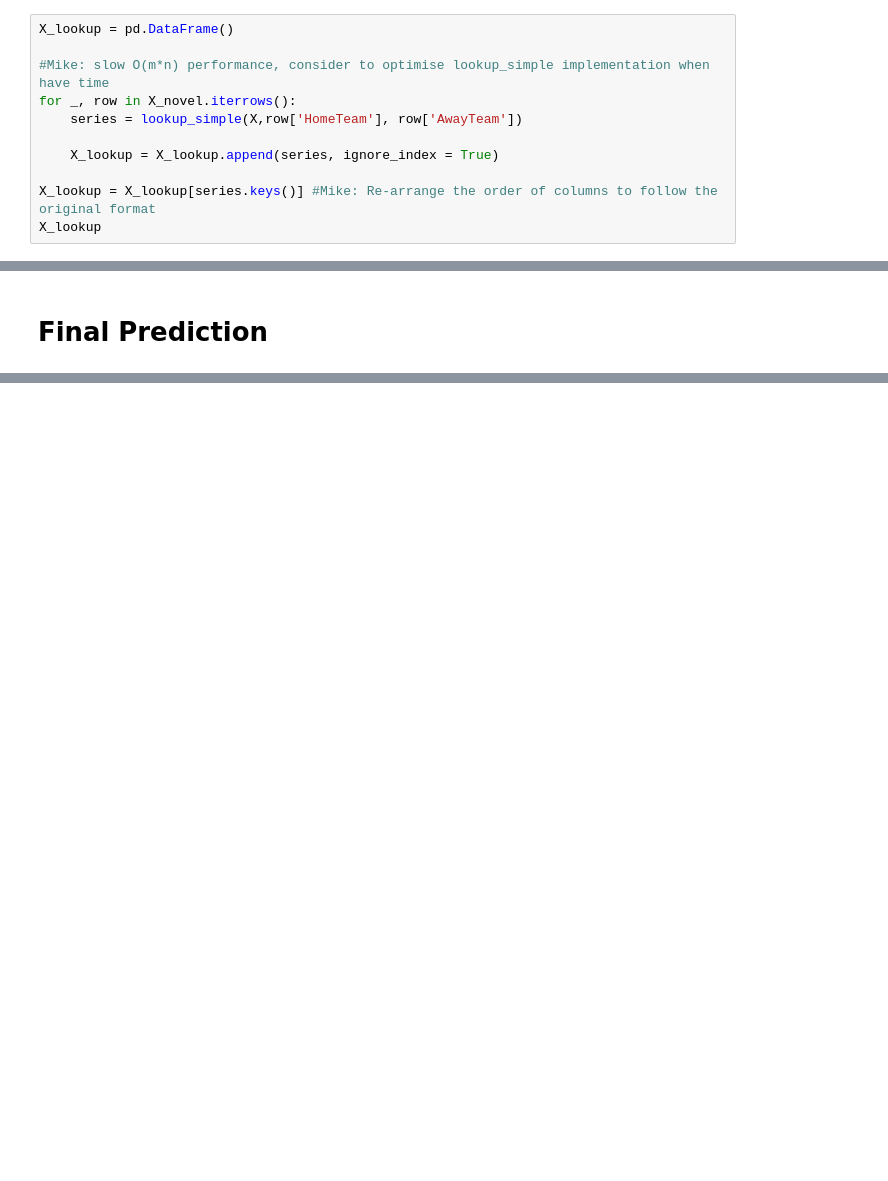
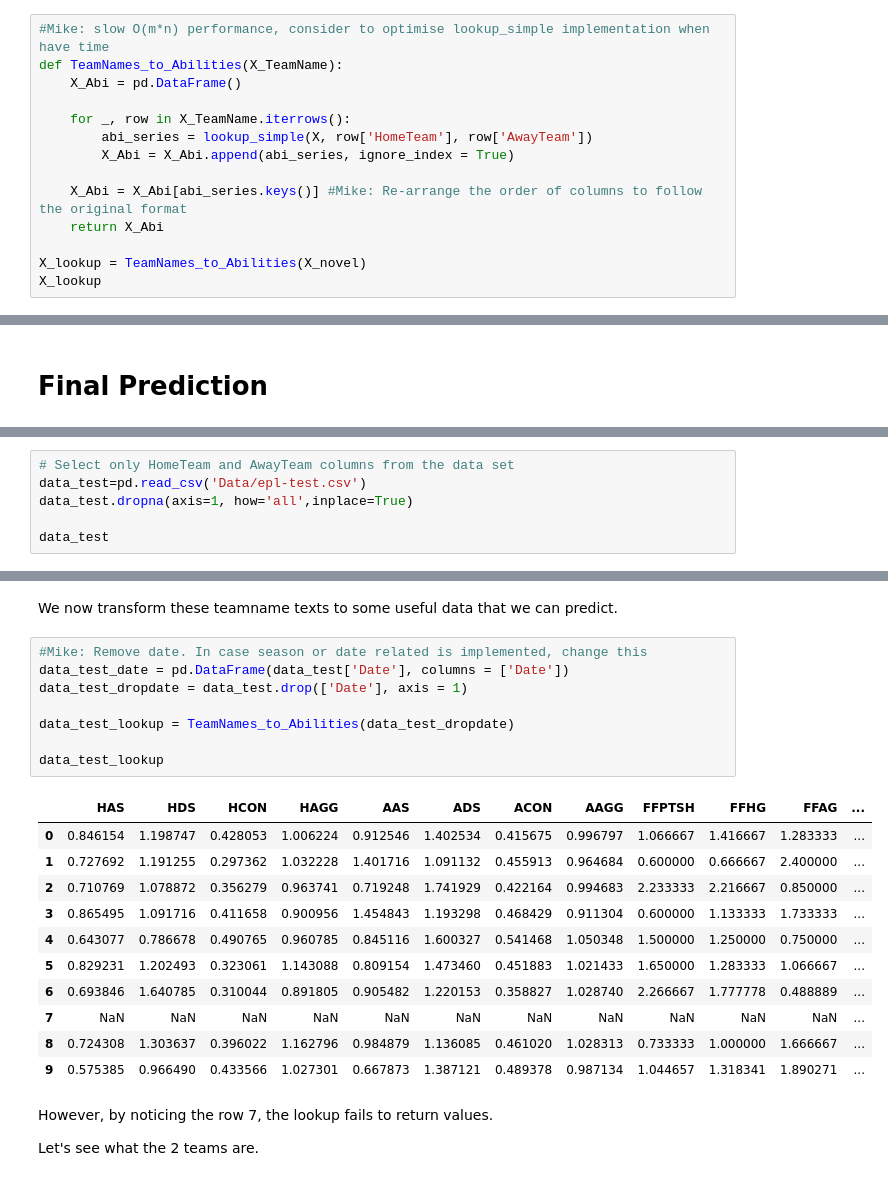
Before and after one commit to arundathi-shanthini/Beat-the-Bookie, a Jupyter notebook: Code/Beat The Bookie.ipynb, the cells around one changed output, grey strips where cells are left out. Saved outputs shown, nothing was run; the diff lists cells and outputs as text; blank space fills up the shorter version.

```diff
--- a/Code/Beat The Bookie.ipynb
+++ b/Code/Beat The Bookie.ipynb
@@ -1167,15 +1179,18 @@ pd.DataFrame(lookup_simple(X, 'Arsenal', 'West Brom')).transpose()
 # %% [markdown]
 Let's use the newly acquired function to lookup fo the emulated novel inputs.
 # %%
-X_lookup = pd.DataFrame()
+#Mike: slow O(m*n) performance, consider to optimise lookup_simple implementation when have time
+def TeamNames_to_Abilities(X_TeamName):
+    X_Abi = pd.DataFrame()
 
-#Mike: slow O(m*n) performance, consider to optimise lookup_simple implementation when have time
-for _, row in X_novel.iterrows():
-    series = lookup_simple(X,row['HomeTeam'], row['AwayTeam'])
+    for _, row in X_TeamName.iterrows():
+        abi_series = lookup_simple(X, row['HomeTeam'], row['AwayTeam'])
+        X_Abi = X_Abi.append(abi_series, ignore_index = True)
 
-    X_lookup = X_lookup.append(series, ignore_index = True)
+    X_Abi = X_Abi[abi_series.keys()] #Mike: Re-arrange the order of columns to follow the original format
+    return X_Abi
 
-X_lookup = X_lookup[series.keys()] #Mike: Re-arrange the order of columns to follow the original format
+X_lookup = TeamNames_to_Abilities(X_novel)
 X_lookup
 # %% [output]
 |  | HAS | HDS | HCON | HAGG | AAS | ADS | ACON | AAGG | FFPTSH | FFHG | FFAG | ... |
@@ -1256,0 +1274,6 @@ It's an interesting finding! and may worth some more time to further investigate
+# %%
+# Select only HomeTeam and AwayTeam columns from the data set
+data_test=pd.read_csv('Data/epl-test.csv')
+data_test.dropna(axis=1, how='all',inplace=True)
+
+data_test
@@ -1256,0 +1292,26 @@ It's an interesting finding! and may worth some more time to further investigate
+# %% [markdown]
+We now transform these teamname texts to some useful data that we can predict.
+# %%
+#Mike: Remove date. In case season or date related is implemented, change this
+data_test_date = pd.DataFrame(data_test['Date'], columns = ['Date'])
+data_test_dropdate = data_test.drop(['Date'], axis = 1)
+
+data_test_lookup = TeamNames_to_Abilities(data_test_dropdate)
+
+data_test_lookup
+# %% [output]
+|  | HAS | HDS | HCON | HAGG | AAS | ADS | ACON | AAGG | FFPTSH | FFHG | FFAG | ... |
+| 0 | 0.846154 | 1.198747 | 0.428053 | 1.006224 | 0.912546 | 1.402534 | 0.415675 | 0.996797 | 1.066667 | 1.416667 | 1.283333 | ... |
+| 1 | 0.727692 | 1.191255 | 0.297362 | 1.032228 | 1.401716 | 1.091132 | 0.455913 | 0.964684 | 0.600000 | 0.666667 | 2.400000 | ... |
+| 2 | 0.710769 | 1.078872 | 0.356279 | 0.963741 | 0.719248 | 1.741929 | 0.422164 | 0.994683 | 2.233333 | 2.216667 | 0.850000 | ... |
+| 3 | 0.865495 | 1.091716 | 0.411658 | 0.900956 | 1.454843 | 1.193298 | 0.468429 | 0.911304 | 0.600000 | 1.133333 | 1.733333 | ... |
+| 4 | 0.643077 | 0.786678 | 0.490765 | 0.960785 | 0.845116 | 1.600327 | 0.541468 | 1.050348 | 1.500000 | 1.250000 | 0.750000 | ... |
+| 5 | 0.829231 | 1.202493 | 0.323061 | 1.143088 | 0.809154 | 1.473460 | 0.451883 | 1.021433 | 1.650000 | 1.283333 | 1.066667 | ... |
+| 6 | 0.693846 | 1.640785 | 0.310044 | 0.891805 | 0.905482 | 1.220153 | 0.358827 | 1.028740 | 2.266667 | 1.777778 | 0.488889 | ... |
+| 7 | NaN | NaN | NaN | NaN | NaN | NaN | NaN | NaN | NaN | NaN | NaN | ... |
+| 8 | 0.724308 | 1.303637 | 0.396022 | 1.162796 | 0.984879 | 1.136085 | 0.461020 | 1.028313 | 0.733333 | 1.000000 | 1.666667 | ... |
+| 9 | 0.575385 | 0.966490 | 0.433566 | 1.027301 | 0.667873 | 1.387121 | 0.489378 | 0.987134 | 1.044657 | 1.318341 | 1.890271 | ... |
+# %% [markdown]
+However, by noticing the row 7, the lookup fails to return values.
+
+Let's see what the 2 teams are.
```
Also changed, not shown: parts of 22 cells of this notebook, 2 other files.
